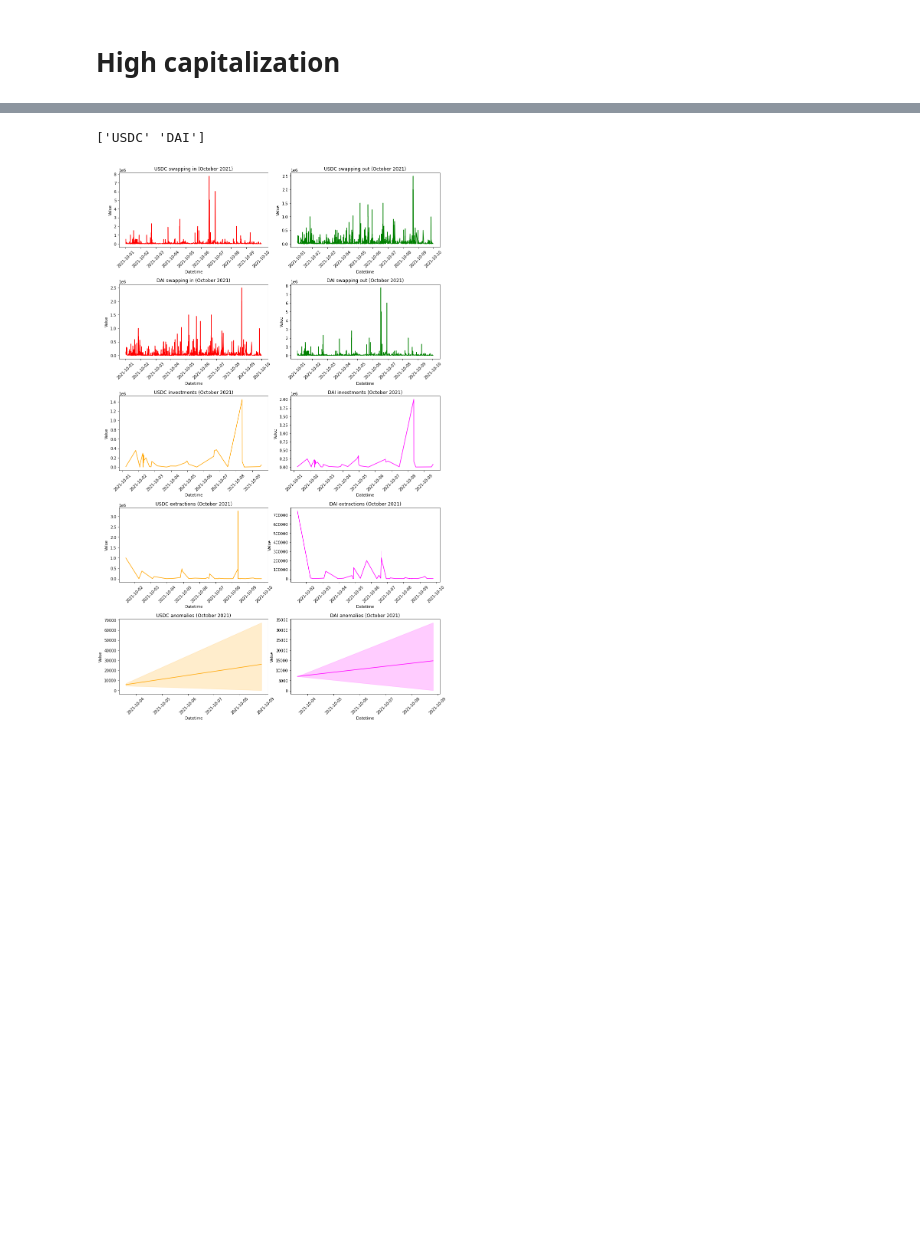
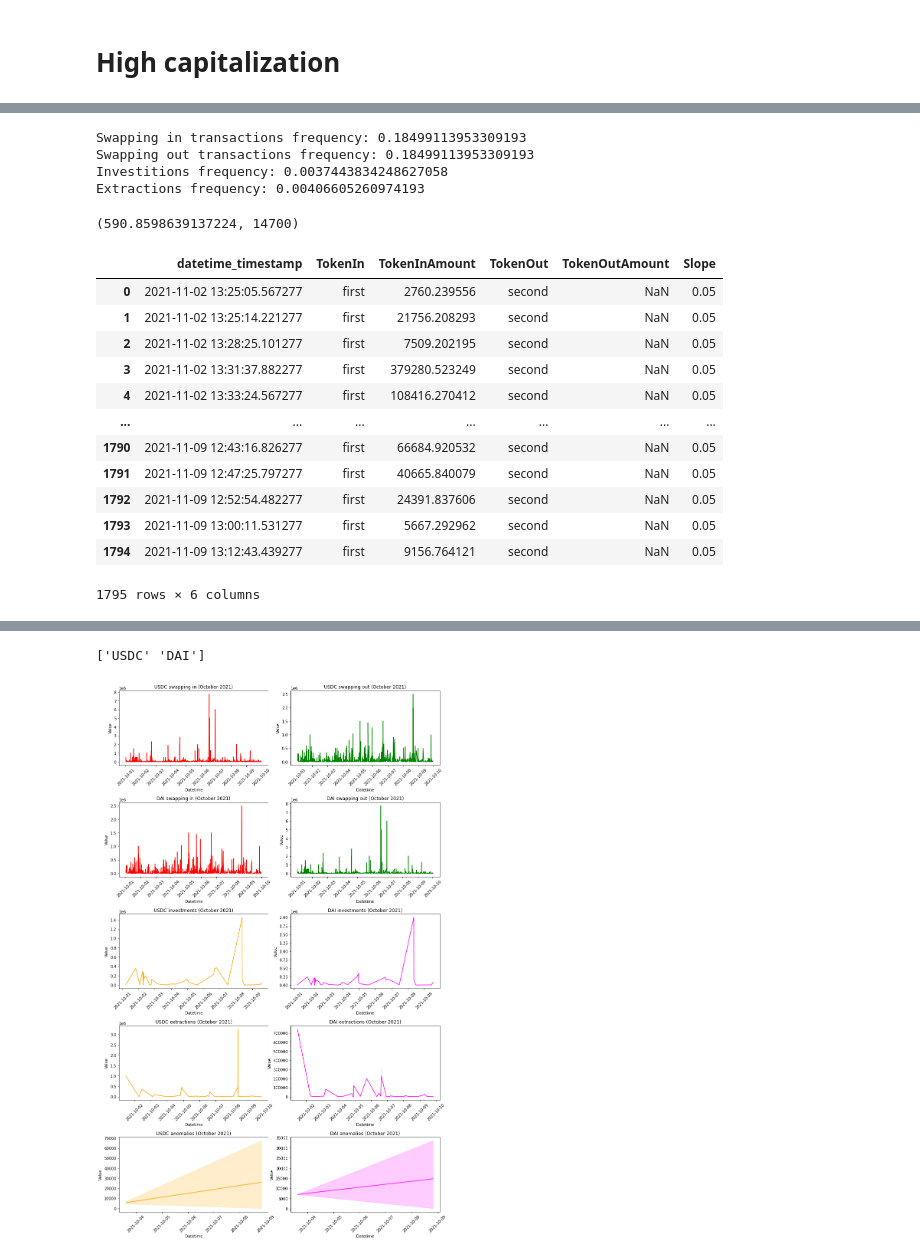
Before and after one commit to IX-Swap/data-science, a Jupyter notebook: pools_history/general_pools_analysis.ipynb, the cells around one changed output, grey strips where cells are left out. Drawn from its saved outputs; the diff is of its cells as text; code cells hidden in the pictures; blank space fills up the shorter version.

```diff
--- a/pools_history/general_pools_analysis.ipynb
+++ b/pools_history/general_pools_analysis.ipynb
@@ -437,3 +861,20 @@ dai_usdc_df['Datetime'] = pd.to_datetime(dai_usdc_df['UnixTimestamp'], unit='s')
 # form transaction history separated by categories
 th = TransactionHistory()
 th.classify_history(dai_usdc_df)
+# %%
+th.show_transactions_frequencies_per_minute()
+# %% [output]
+Swapping in transactions frequency: 0.18499113953309193
+Swapping out transactions frequency: 0.18499113953309193
+Investitions frequency: 0.0037443834248627058
+Extractions frequency: 0.00406605260974193
+# %%
+searcher = ParameterSearcher(
+    CauchyGenerator(loc=0, scale=15000, limit=8000000),
+    th.user_in_swap_df,
+    "USDC"
+)
+
+searcher.search_parameters(100, 10, 15000)
+# %% [output]
+(590.8598639137224, 14700)
@@ -439,0 +901,18 @@ th.classify_history(dai_usdc_df)
+# %%
+cauchy_sim_df = cauchy_simulation.get_dataframe()
+pareto_sim_df = pareto_simulation.get_dataframe()
+cauchy_sim_df
+# %% [output]
+|  | datetime_timestamp | TokenIn | TokenInAmount | TokenOut | TokenOutAmount | Slope |
+| 0 | 2021-11-02 13:25:05.567277 | first | 2760.239556 | second | NaN | 0.05 |
+| 1 | 2021-11-02 13:25:14.221277 | first | 21756.208293 | second | NaN | 0.05 |
+| 2 | 2021-11-02 13:28:25.101277 | first | 7509.202195 | second | NaN | 0.05 |
+| 3 | 2021-11-02 13:31:37.882277 | first | 379280.523249 | second | NaN | 0.05 |
+| 4 | 2021-11-02 13:33:24.567277 | first | 108416.270412 | second | NaN | 0.05 |
+| ... | ... | ... | ... | ... | ... | ... |
+| 1790 | 2021-11-09 12:43:16.826277 | first | 66684.920532 | second | NaN | 0.05 |
+| 1791 | 2021-11-09 12:47:25.797277 | first | 40665.840079 | second | NaN | 0.05 |
+| 1792 | 2021-11-09 12:52:54.482277 | first | 24391.837606 | second | NaN | 0.05 |
+| 1793 | 2021-11-09 13:00:11.531277 | first | 5667.292962 | second | NaN | 0.05 |
+| 1794 | 2021-11-09 13:12:43.439277 | first | 9156.764121 | second | NaN | 0.05 |
+1795 rows × 6 columns
```
Also changed, not shown: parts of 26 cells of this notebook.
